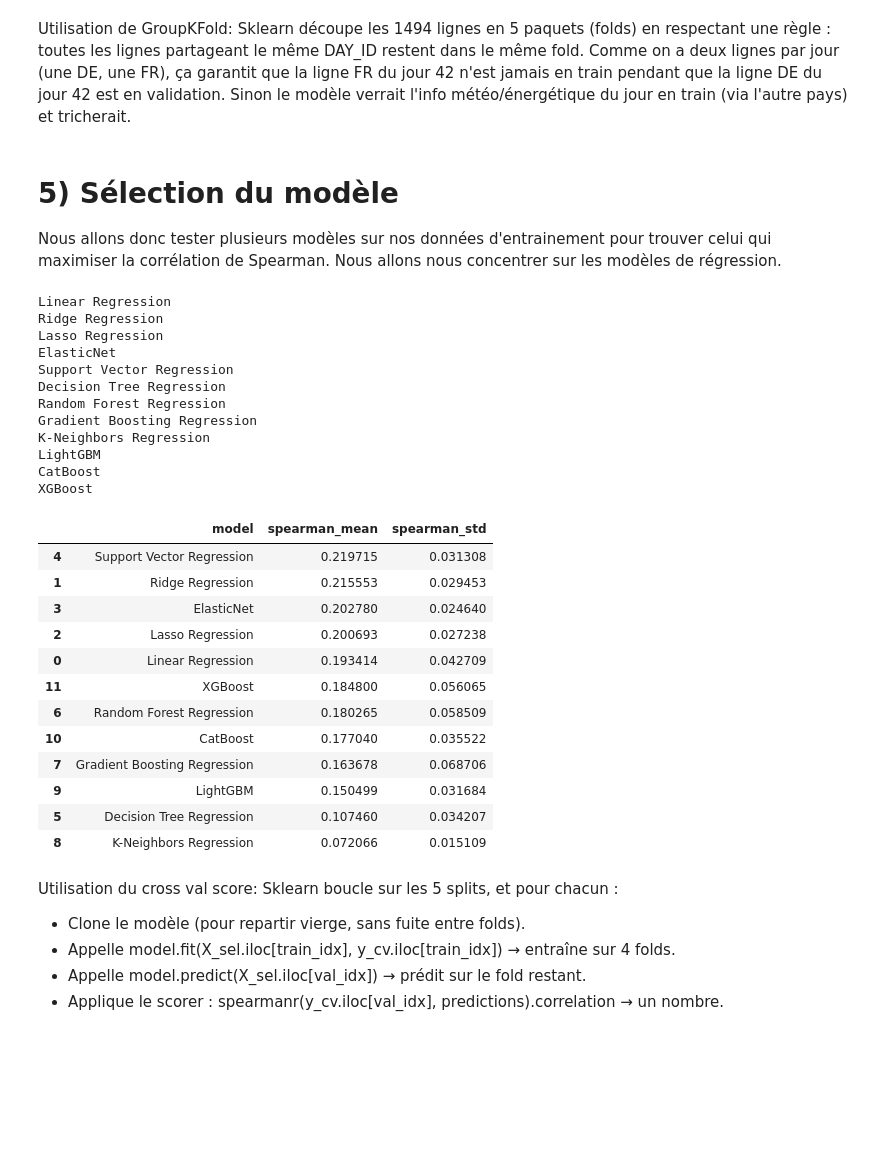
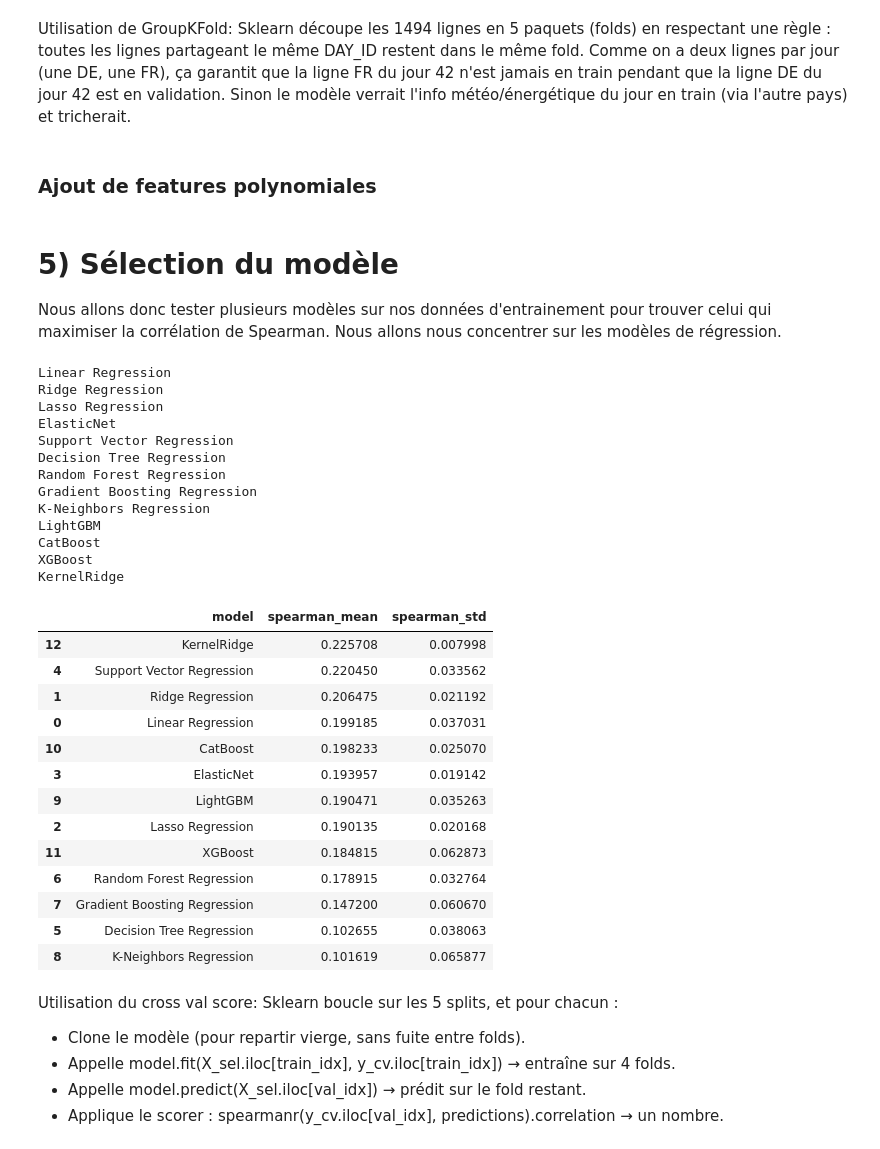
Before and after one commit to yvesmarix/PROJET-QRT-ELEC, a Jupyter notebook: main_v5.ipynb, the cells around one changed output. Drawn from its saved outputs; the diff is of its cells as text; code cells hidden in the pictures; blank space fills up the shorter version.

Commit message:
svr + selection variables

```diff
--- a/main_v5.ipynb
+++ b/main_v5.ipynb
@@ -585,11 +563,49 @@ Features retenues : 69/69
 # %% [markdown]
 Utilisation de GroupKFold:
 Sklearn découpe les 1494 lignes en 5 paquets (folds) en respectant une règle : toutes les lignes partageant le même DAY_ID restent dans le même fold. Comme on a deux lignes par jour (une DE, une FR), ça garantit que la ligne FR du jour 42 n'est jamais en train pendant que la ligne DE du jour 42 est en validation. Sinon le modèle verrait l'info météo/énergétique du jour en train (via l'autre pays) et tricherait.
+# %% [markdown]
+### Ajout de features polynomiales
+# %%
+# Top 15 features selon permutation importance (en excluant les flags pays)
+top_features = [f for f in imp_df.head(15)['feature'].tolist()
+                if f not in ['COUNTRY_DE', 'COUNTRY_FR']]
+
+# Creation des features polynomiales de degre 2 (inclut interactions + carres)
+poly = PolynomialFeatures(degree=2, interaction_only=False, include_bias=False)
+X_poly_train = poly.fit_transform(x_train_median[top_features])
+X_poly_test  = poly.transform(x_test_median[top_features])
+
+# Noms des nouvelles features pour tracabilite
+poly_names = poly.get_feature_names_out(top_features)
+
+# DataFrame enrichi : features originales selectionnees + features polynomiales
+# On garde ID comme index et on preserve COUNTRY_DE/COUNTRY_FR pour cv_score_par_pays
+X_poly_train_df = pd.DataFrame(X_poly_train, columns=poly_names, index=x_train_median.index)
+X_poly_test_df  = pd.DataFrame(X_poly_test,  columns=poly_names, index=x_test_median.index)
+
+# On supprime les doublons : les features originales sont deja presentes sous leur nom simple
+# dans poly_names (degre 1), donc on garde uniquement les nouvelles (interactions + carres)
+new_poly_cols = [c for c in poly_names if c not in top_features]
+
+X_enriched_train = pd.concat([
+    x_train_median.set_index("ID")[selected_features_perm],
+    X_poly_train_df.set_index(x_train_median["ID"])[new_poly_cols],
+], axis=1)
+
+X_enriched_test = pd.concat([
+    x_test_median.set_index("ID")[selected_features_perm],
+    X_poly_test_df.set_index(x_test_median["ID"])[new_poly_cols],
+], axis=1)
 # %% [markdown]
 # 5) Sélection du modèle
 
 Nous allons donc tester plusieurs modèles sur nos données d'entrainement pour trouver celui qui maximiser la corrélation de Spearman. Nous allons nous concentrer sur les modèles de régression.
 # %%
+from sklearn.kernel_ridge import KernelRidge
+from sklearn.pipeline import Pipeline
+from sklearn.preprocessing import QuantileTransformer
+from sklearn.compose import TransformedTargetRegressor
+
 models = {
     'Linear Regression': LinearRegression(),
     'Ridge Regression': RidgeCV(alphas=np.logspace(-3, 3, 50), cv=10),
@@ -636,6 +652,14 @@ models['XGBoost'] = XGBRegressor(
     verbosity=0,
 )
 
+models['KernelRidge'] = TransformedTargetRegressor(
+    regressor=Pipeline([
+        ('scaler', QuantileTransformer(output_distribution='normal', n_quantiles=200, random_state=42)),
+        ('kr',     KernelRidge(kernel='rbf', alpha=0.1005, gamma=7.09e-5))
+    ]),
+    transformer=QuantileTransformer(output_distribution='uniform', n_quantiles=200, random_state=42)
+)
+
 # mode series
 y_test_clean = y_test.set_index("ID")["TARGET"]
 
@@ -646,45 +670,47 @@ res = []
 for name, mod in models.items():
     print(name)
     cv_scores = cross_val_score(
         mod, X_train_linear, y_cv,
         cv=list(gkf.split(X_train_linear, y_cv, groups=groups)),
         scoring=spearman_scorer,
         n_jobs=-1
     )
     res.append({
         'model': name,
         'spearman_mean': np.mean(cv_scores),
         'spearman_std':  np.std(cv_scores),
     })
 
 res_df = pd.DataFrame(res).sort_values('spearman_mean', ascending=False)
 res_df[['model', 'spearman_mean', 'spearman_std']]
 # %% [output]
 Linear Regression
 Ridge Regression
 Lasso Regression
 ElasticNet
 Support Vector Regression
 Decision Tree Regression
 Random Forest Regression
 Gradient Boosting Regression
 K-Neighbors Regression
 LightGBM
 CatBoost
 XGBoost
+KernelRidge
 |  | model | spearman_mean | spearman_std |
-| 4 | Support Vector Regression | 0.219715 | 0.031308 |
-| 1 | Ridge Regression | 0.215553 | 0.029453 |
-| 3 | ElasticNet | 0.202780 | 0.024640 |
-| 2 | Lasso Regression | 0.200693 | 0.027238 |
-| 0 | Linear Regression | 0.193414 | 0.042709 |
-| 11 | XGBoost | 0.184800 | 0.056065 |
-| 6 | Random Forest Regression | 0.180265 | 0.058509 |
-| 10 | CatBoost | 0.177040 | 0.035522 |
-| 7 | Gradient Boosting Regression | 0.163678 | 0.068706 |
-| 9 | LightGBM | 0.150499 | 0.031684 |
-| 5 | Decision Tree Regression | 0.107460 | 0.034207 |
-| 8 | K-Neighbors Regression | 0.072066 | 0.015109 |
+| 12 | KernelRidge | 0.225708 | 0.007998 |
+| 4 | Support Vector Regression | 0.220450 | 0.033562 |
+| 1 | Ridge Regression | 0.206475 | 0.021192 |
+| 0 | Linear Regression | 0.199185 | 0.037031 |
+| 10 | CatBoost | 0.198233 | 0.025070 |
+| 3 | ElasticNet | 0.193957 | 0.019142 |
+| 9 | LightGBM | 0.190471 | 0.035263 |
+| 2 | Lasso Regression | 0.190135 | 0.020168 |
+| 11 | XGBoost | 0.184815 | 0.062873 |
+| 6 | Random Forest Regression | 0.178915 | 0.032764 |
+| 7 | Gradient Boosting Regression | 0.147200 | 0.060670 |
+| 5 | Decision Tree Regression | 0.102655 | 0.038063 |
+| 8 | K-Neighbors Regression | 0.101619 | 0.065877 |
 # %% [markdown]
 Utilisation du cross val score:
 Sklearn boucle sur les 5 splits, et pour chacun :
```
Also changed, not shown: parts of 31 cells of this notebook.
